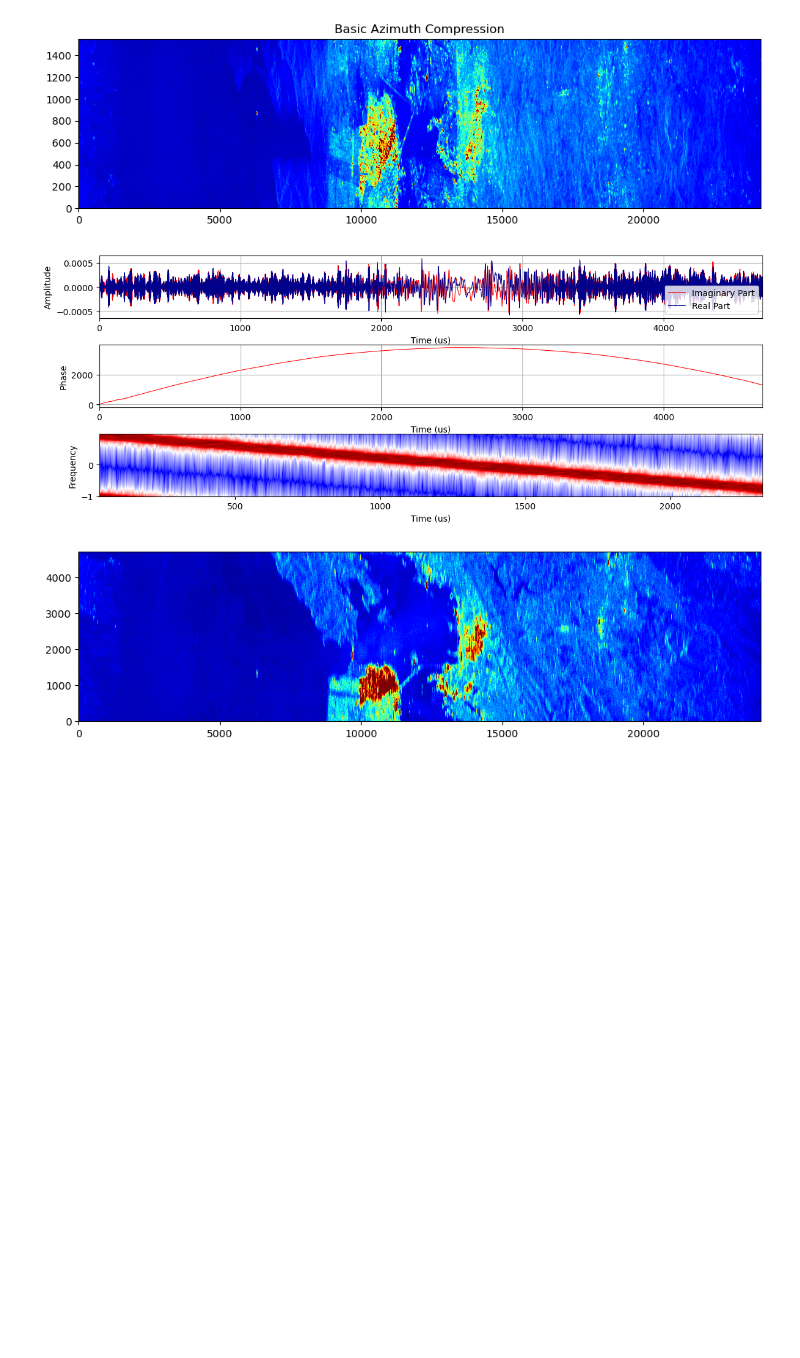
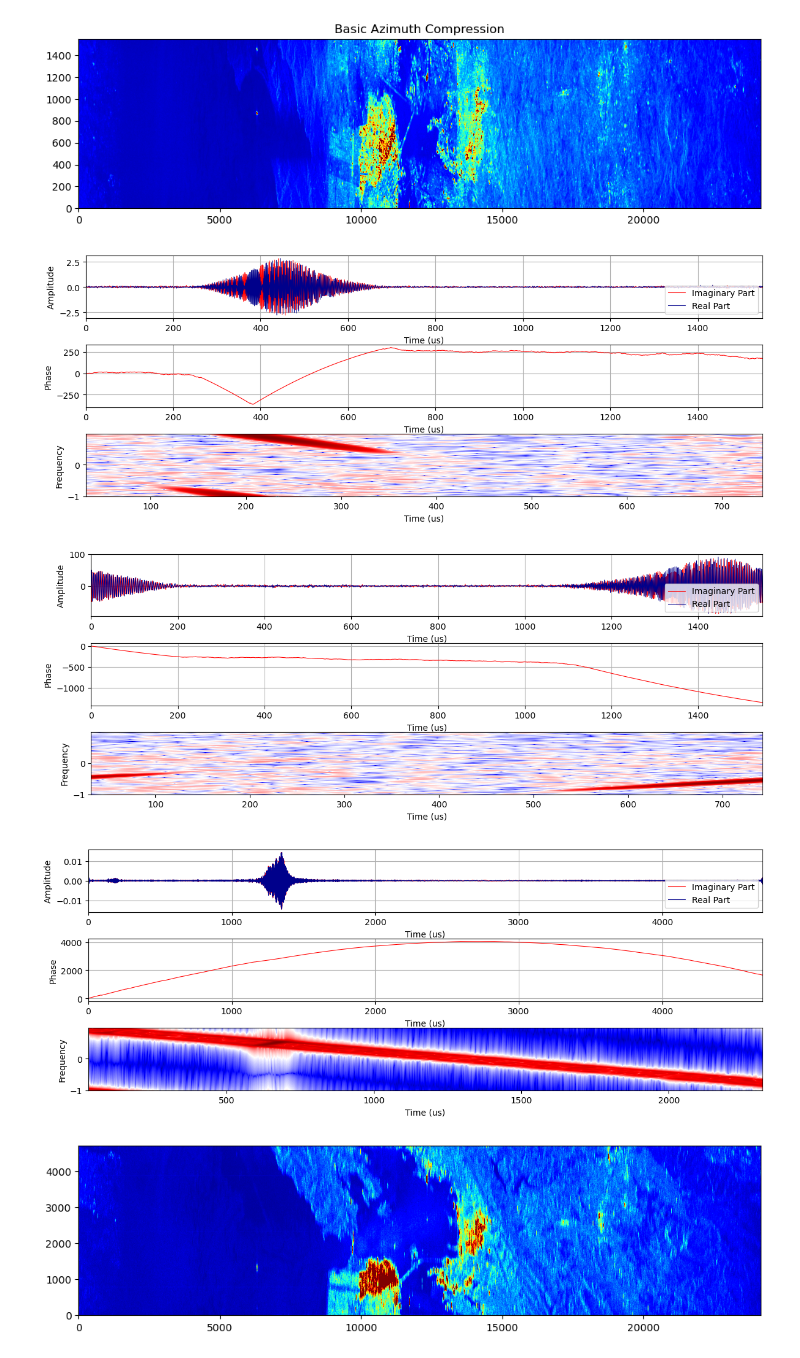
Before and after one commit to AndrewPlayer3/sar_processing, a Jupyter notebook: s1_level0/level_1.ipynb, the cells around one changed output. Saved outputs shown, nothing was run; the diff lists cells and outputs as text; code cells hidden in the pictures; blank space fills up the shorter version.

```diff
--- a/s1_level0/level_1.ipynb
+++ b/s1_level0/level_1.ipynb
@@ -884,9 +883,13 @@ for rng_line in range(num_rng):
 
     processed[:, rng_line] = resampled * chirp_reramp[:, rng_line]
 # %%
-plot_signal_components(processed[:, 1000])
+plot_signal_components(range_compressed[:, 6334])
+plot_signal_components(range_doppler[:, 6334])
+plot_signal_components(processed[:, 6334])
 # %% [output]
-[figure, old version]
+[figure, new version]
+[figure, added]
+[figure, added]
 # %%
 plot_signals(processed, do_pop_out=False)
 # %% [output]
```
Also changed, not shown: parts of 2 cells of this notebook.
